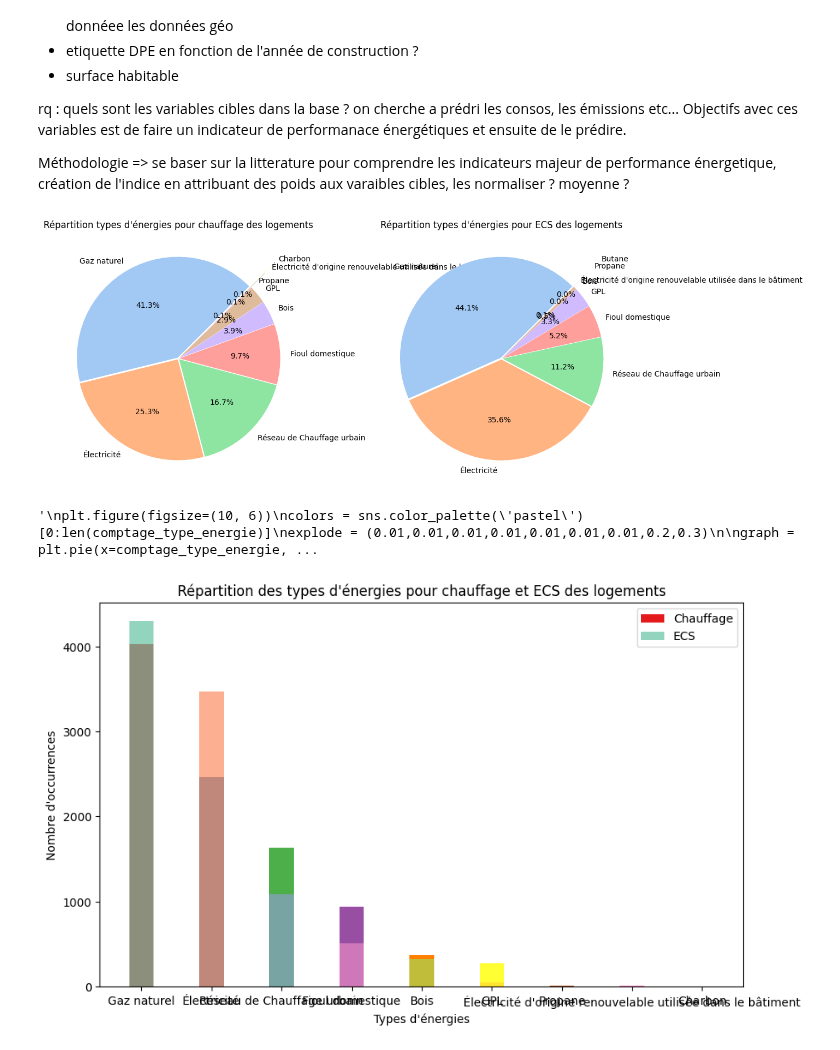
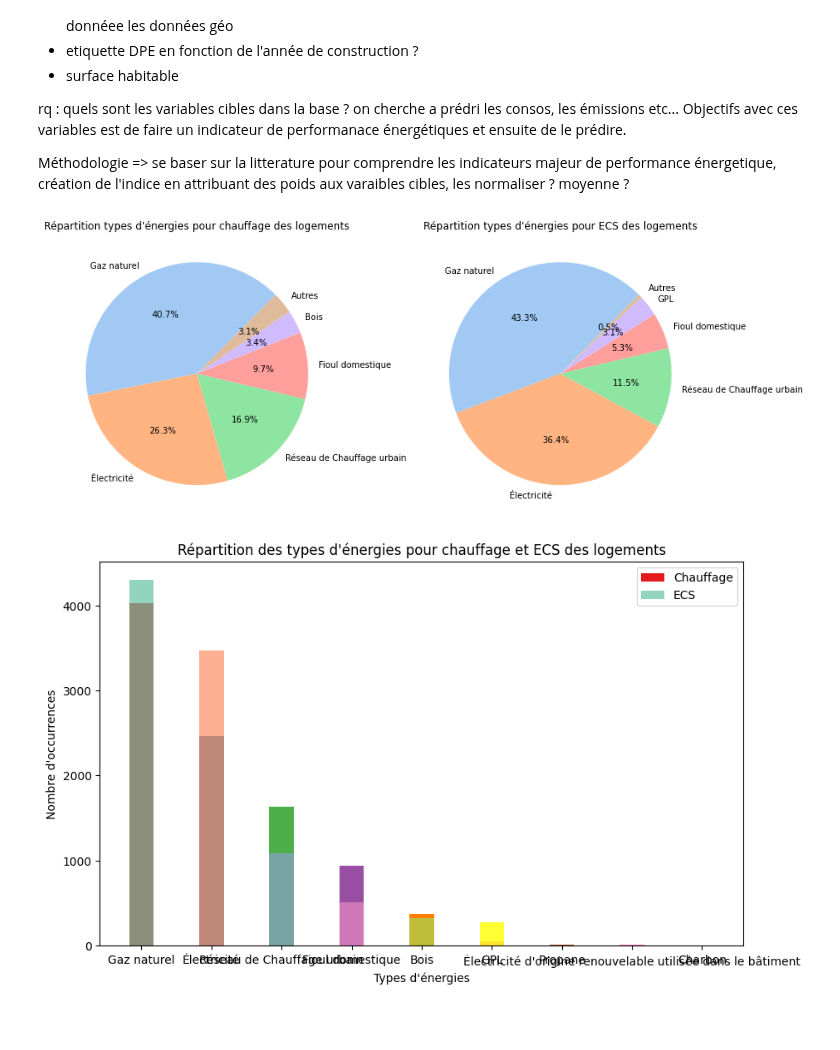
Before and after one commit to LACHQER-Wiam/Projet-Python, a Jupyter notebook: data.ipynb, the cells around one changed output. Saved outputs shown, nothing was run; the diff lists cells and outputs as text; code cells hidden in the pictures; blank space fills up the shorter version.

Commit message:
Enhanced pie chart

```diff
--- a/data.ipynb
+++ b/data.ipynb
@@ -207,39 +177,47 @@ Méthodologie => se baser sur la litterature pour comprendre les indicateurs maj
 # %%
 # Analyse descriptive de la base de donnée :
 bd_dpe = df.copy()
 
 # répartition des types d'energies de chauffage  des logements :
 comptage_type_energie = bd_dpe['Type_énergie_principale_chauffage'].value_counts()
 
 
 ### REPRESENTATION GRAPHIQUE
-pourcentages = (comptage_type_energie / len(bd_dpe)) * 100 # Calcule des pourcentages
+# Calcul des pourcentages pour chaque type d'énergie
+pourcentages_chauffage = (comptage_type_chauffage / len(bd_dpe)) * 100
+pourcentages_ECS = (comptage_type_ECS / len(bd_dpe)) * 100
 
+# Seuil pour regrouper les petites catégories sous "Autres"
+seuil = 3
+
+# Regroupement des petites catégories sous "Autres" si leur pourcentage est inférieur au seuil
+autres_chauffage = pourcentages_chauffage[pourcentages_chauffage < seuil].sum()
+autres_ECS = pourcentages_ECS[pourcentages_ECS < seuil].sum()
+
+# Création de nouveaux tableaux pour le graphique avec "Autres"
+nouveaux_pourcentages_chauffage = pourcentages_chauffage[pourcentages_chauffage >= seuil]
+nouveaux_pourcentages_chauffage['Autres'] = autres_chauffage
+
+nouveaux_pourcentages_ECS = pourcentages_ECS[pourcentages_ECS >= seuil]
+nouveaux_pourcentages_ECS['Autres'] = autres_ECS
+
+# Création des graphiques
 fig, axes = plt.subplots(nrows=1, ncols=2, figsize=(14, 6))
 
-
-comptage_type_chauffage = bd_dpe['Type_énergie_principale_chauffage'].value_counts()  # Graphique pour 'Type_énergie_principale_chauffage'
-colors_chauffage = sns.color_palette('pastel')[0:len(comptage_type_chauffage)]
-explode_chauffage = (0.01, 0.01, 0.01, 0.01, 0.01, 0.01, 0.01, 0.2, 0.3)
-
-axes[0].pie(x=comptage_type_chauffage, labels=comptage_type_chauffage.index, startangle=45, explode=explode_chauffage,
-             colors=colors_chauffage, autopct='%1.1f%%')
+# Graphique pour le chauffage
+axes[0].pie(x=nouveaux_pourcentages_chauffage, labels=nouveaux_pourcentages_chauffage.index, startangle=45,
+            colors=sns.color_palette('pastel', len(nouveaux_pourcentages_chauffage)), autopct='%1.1f%%')
 axes[0].set_title('Répartition types d\'énergies pour chauffage des logements')
 
-
-comptage_type_ECS = bd_dpe['Type_énergie_principale_ECS'].value_counts()  # Graphique pour 'type_principale_energie_ECS'
-colors_ECS = sns.color_palette('pastel')[0:len(comptage_type_ECS)]
-explode_ECS = (0.01, 0.01, 0.01, 0.01, 0.01, 0.01, 0.01, 0.2, 0.3)
-
-axes[1].pie(x=comptage_type_ECS, labels=comptage_type_ECS.index, startangle=45, explode=explode_ECS,
-             colors=colors_ECS, autopct='%1.1f%%')
+# Graphique pour l'ECS
+axes[1].pie(x=nouveaux_pourcentages_ECS, labels=nouveaux_pourcentages_ECS.index, startangle=45,
+            colors=sns.color_palette('pastel', len(nouveaux_pourcentages_ECS)), autopct='%1.1f%%')
 axes[1].set_title('Répartition types d\'énergies pour ECS des logements')
 
 # Affichage des graphiques
 plt.show()
 # %% [output]
-[figure, old version]
+[figure, new version]
-'\nplt.figure(figsize=(10, 6))\ncolors = sns.color_palette(\'pastel\')[0:len(comptage_type_energie)]\nexplode = (0.01,0.01,0.01,0.01,0.01,0.01,0.01,0.2,0.3)\n\ngraph = plt.pie(x=comptage_type_energie, ...
 # %%
 
 # TYPE DE REPRESENTATIONA REVOIR /!\ pas tres visuelle
```
Also changed, not shown: parts of 6 cells of this notebook.
